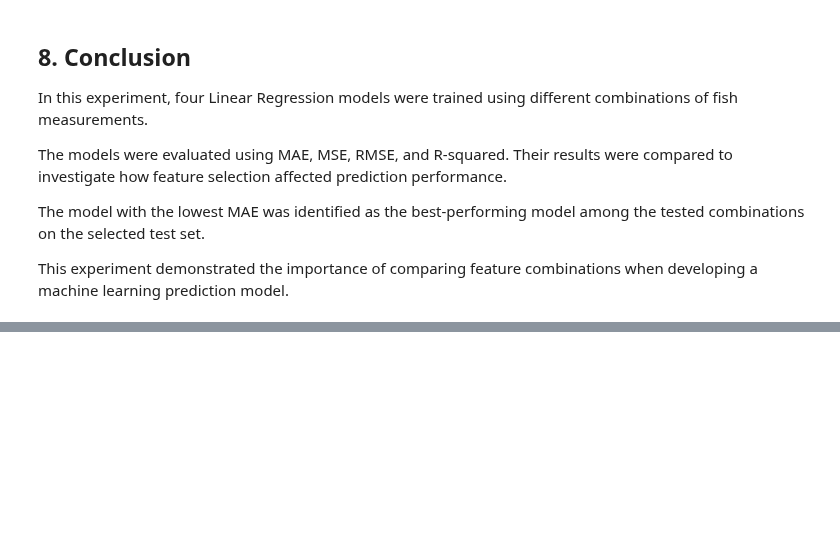
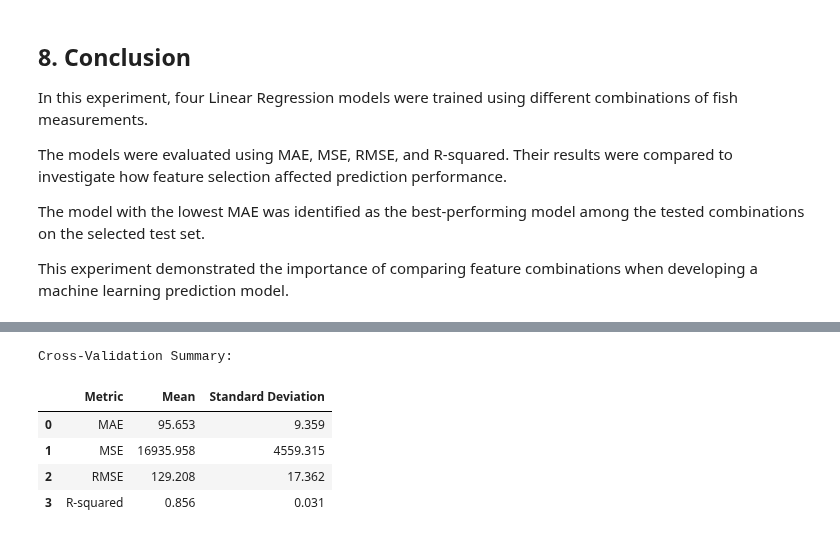
Before and after one commit to abhipsa29-cloud/Fish-Weight-Prediction, a Jupyter notebook: Fish_Weight_Prediction.ipynb, the cells around one changed output, grey strips where cells are left out. Cells and saved outputs as stored; diff of their text form; code cells hidden in the pictures; blank space fills up the shorter version.

```diff
--- a/Fish_Weight_Prediction.ipynb
+++ b/Fish_Weight_Prediction.ipynb
@@ -3942,0 +4090,26 @@ combinations when developing a machine learning prediction model.
+# %%
+summary = pd.DataFrame({
+    "Metric": ["MAE", "MSE", "RMSE", "R-squared"],
+    "Mean": [
+        fold_results["MAE"].mean(),
+        fold_results["MSE"].mean(),
+        fold_results["RMSE"].mean(),
+        fold_results["R-squared"].mean()
+    ],
+    "Standard Deviation": [
+        fold_results["MAE"].std(),
+        fold_results["MSE"].std(),
+        fold_results["RMSE"].std(),
+        fold_results["R-squared"].std()
+    ]
+})
+
+print("Cross-Validation Summary:")
+display(summary.round(3))
+# %% [output]
+Cross-Validation Summary:
+|  | Metric | Mean | Standard Deviation |
+| 0 | MAE | 95.653 | 9.359 |
+| 1 | MSE | 16935.958 | 4559.315 |
+| 2 | RMSE | 129.208 | 17.362 |
+| 3 | R-squared | 0.856 | 0.031 |
```
Also changed, not shown: parts of 12 cells of this notebook.
